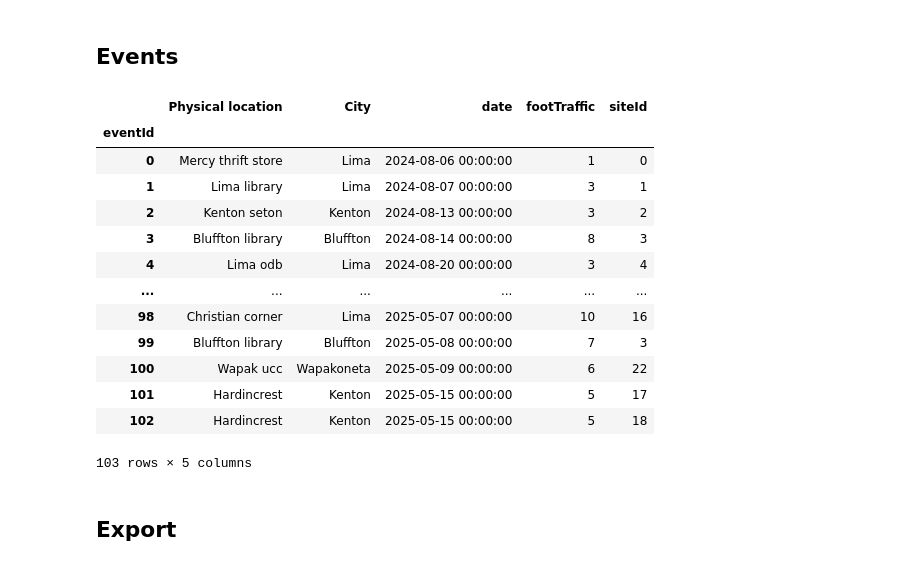
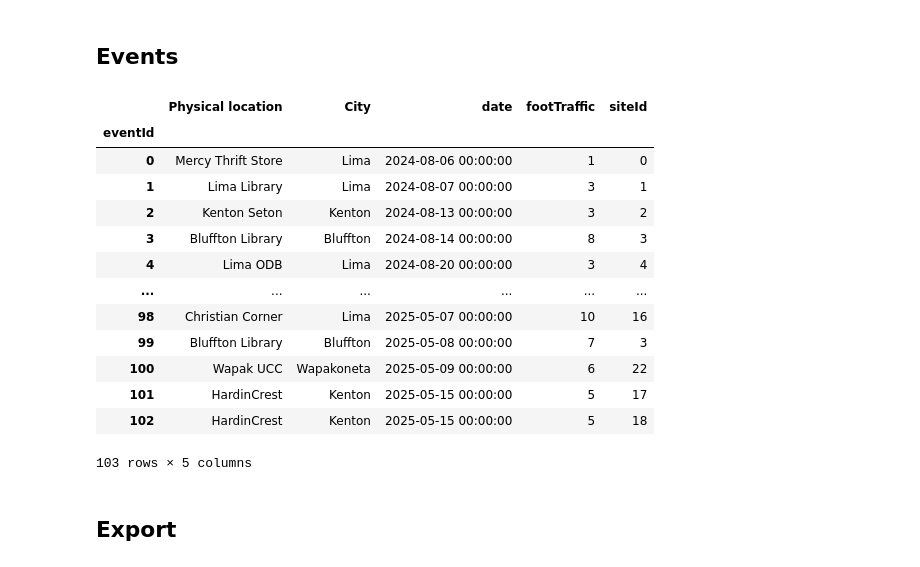
Before and after one commit to Human-Centered-Optimization-Lab/clinicOpt, a Jupyter notebook: tools/normalizeData.ipynb, the cells around one changed output. Saved outputs shown, nothing was run; the diff lists cells and outputs as text; code cells hidden in the pictures.

```diff
--- a/tools/normalizeData.ipynb
+++ b/tools/normalizeData.ipynb
@@ -26,8 +26,6 @@ no_special = unnorm_data.loc[:, "Site Types"] != "Special Event"
 sites = unnorm_data.loc[no_special,["Physical location", "Site Types", "City"]]
 
 # String manipulation
-sites.loc[:,"Physical location"] =  sites.loc[:,"Physical location"].str.lower()
-sites.loc[:,"Physical location"] =  sites.loc[:,"Physical location"].str.capitalize()
 sites.loc[:,"Site Types"] =  sites.loc[:,"Site Types"].str.lower()
 
 # Drop repeated rows
@@ -64,38 +62,37 @@ sites
 # %%
 no_special = unnorm_data.loc[:, "Site Types"] != "Special Event"
 
 # Keep "Physical location" and "City" to get "siteId" from sites table
 events = unnorm_data.loc[no_special,["Physical location", "City", "Date", "Total patients screened"]]
-events.loc[:,"Physical location"] = events.loc[:,"Physical location"].str.capitalize()
 events = events.drop_duplicates()
 
 # You have to reset index in order to get "siteId" included on the merge
 sites2merge = sites.reset_index().loc[:,["siteName", "city", "siteId"]]
 
 # Merge to get siteId
 events = pd.merge(events, sites2merge, right_on=["siteName", "city"], left_on=["Physical location", "City"])
 # Drop unneeded columns
 events = events.drop(["siteName", "city"], axis=1)
 
 # rename columns
 events.rename(columns={"Total patients screened": "footTraffic", "Date": "date"}, inplace=True)
 
 events.index.name = "eventId"
 events
 # %% [output]
 |  | Physical location | City | date | footTraffic | siteId |
 | eventId |  |  |  |  |  |
-| 0 | Mercy thrift store | Lima | 2024-08-06 00:00:00 | 1 | 0 |
-| 1 | Lima library | Lima | 2024-08-07 00:00:00 | 3 | 1 |
-| 2 | Kenton seton | Kenton | 2024-08-13 00:00:00 | 3 | 2 |
-| 3 | Bluffton library | Bluffton | 2024-08-14 00:00:00 | 8 | 3 |
-| 4 | Lima odb | Lima | 2024-08-20 00:00:00 | 3 | 4 |
+| 0 | Mercy Thrift Store | Lima | 2024-08-06 00:00:00 | 1 | 0 |
+| 1 | Lima Library | Lima | 2024-08-07 00:00:00 | 3 | 1 |
+| 2 | Kenton Seton | Kenton | 2024-08-13 00:00:00 | 3 | 2 |
+| 3 | Bluffton Library | Bluffton | 2024-08-14 00:00:00 | 8 | 3 |
+| 4 | Lima ODB | Lima | 2024-08-20 00:00:00 | 3 | 4 |
 | ... | ... | ... | ... | ... | ... |
-| 98 | Christian corner | Lima | 2025-05-07 00:00:00 | 10 | 16 |
-| 99 | Bluffton library | Bluffton | 2025-05-08 00:00:00 | 7 | 3 |
-| 100 | Wapak ucc | Wapakoneta | 2025-05-09 00:00:00 | 6 | 22 |
-| 101 | Hardincrest | Kenton | 2025-05-15 00:00:00 | 5 | 17 |
-| 102 | Hardincrest | Kenton | 2025-05-15 00:00:00 | 5 | 18 |
+| 98 | Christian Corner | Lima | 2025-05-07 00:00:00 | 10 | 16 |
+| 99 | Bluffton Library | Bluffton | 2025-05-08 00:00:00 | 7 | 3 |
+| 100 | Wapak UCC | Wapakoneta | 2025-05-09 00:00:00 | 6 | 22 |
+| 101 | HardinCrest | Kenton | 2025-05-15 00:00:00 | 5 | 17 |
+| 102 | HardinCrest | Kenton | 2025-05-15 00:00:00 | 5 | 18 |
 103 rows × 5 columns
 # %% [markdown]
 ## Export
```
Also changed, not shown: parts of 1 cell of this notebook, 2 other files.
